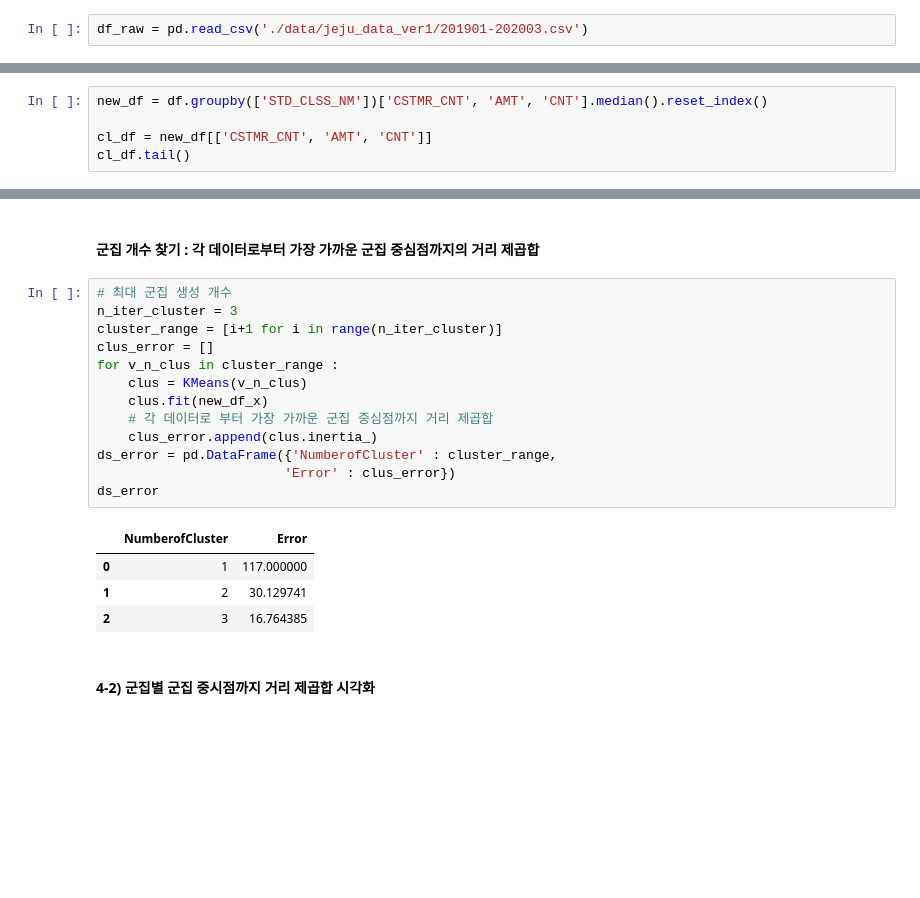
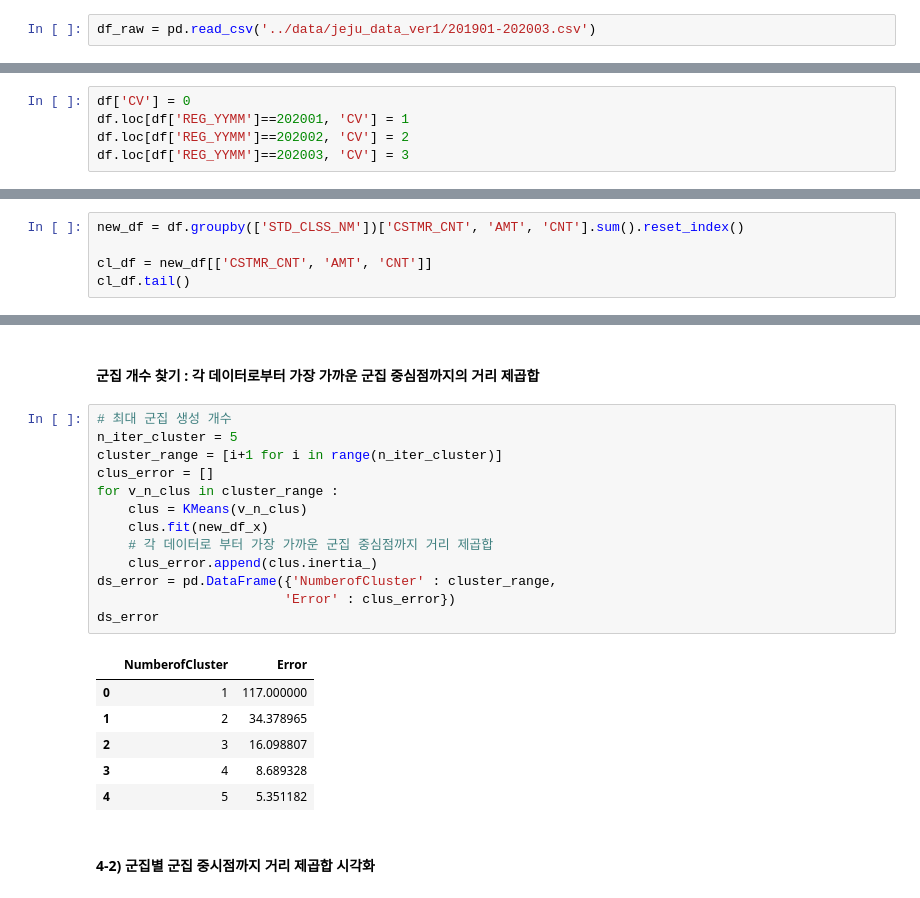
Before and after one commit to Hinterhalter/Jeju-Card-Use-Predict, a Jupyter notebook: Seoul/Seoul_Cluster.ipynb, the cells around one changed output, grey strips where cells are left out. Saved outputs shown, nothing was run; the diff lists cells and outputs as text; blank space fills up the shorter version.

```diff
--- a/Seoul/Seoul_Cluster.ipynb
+++ b/Seoul/Seoul_Cluster.ipynb
@@ -24,6 +24,6 @@ from sklearn.preprocessing import MinMaxScaler, StandardScaler, LabelEncoder
 from sklearn.model_selection import train_test_split
 import lightgbm as lgb
 # %%
-df_raw = pd.read_csv('./data/jeju_data_ver1/201901-202003.csv')
+df_raw = pd.read_csv('../data/jeju_data_ver1/201901-202003.csv')
 # %%
 df_raw.head()
@@ -62,10 +48,15 @@ Index(['REG_YYMM', 'CARD_SIDO_NM', 'CARD_CCG_NM', 'STD_CLSS_NM', 'HOM_SIDO_NM',
 df.drop(['CARD_CCG_NM','HOM_SIDO_NM','HOM_CCG_NM'], axis=1, inplace=True)
 # %%
 df = df.groupby(['REG_YYMM', 'CARD_SIDO_NM', 'STD_CLSS_NM', 'AGE', 'SEX_CTGO_CD', 'FLC']).sum().reset_index()
+# %%
+df['CV'] = 0
+df.loc[df['REG_YYMM']==202001, 'CV'] = 1
+df.loc[df['REG_YYMM']==202002, 'CV'] = 2
+df.loc[df['REG_YYMM']==202003, 'CV'] = 3
 # %% [markdown]
 # 군집분석
 # %%
-new_df = df.groupby(['STD_CLSS_NM'])['CSTMR_CNT', 'AMT', 'CNT'].median().reset_index()
+new_df = df.groupby(['STD_CLSS_NM'])['CSTMR_CNT', 'AMT', 'CNT'].sum().reset_index()
 
 cl_df = new_df[['CSTMR_CNT', 'AMT', 'CNT']]
 cl_df.tail()
@@ -89,22 +80,24 @@ new_df_x = scaler.fit_transform(cl_df[X_list])
 #### 군집 개수 찾기 : 각 데이터로부터 가장 가까운 군집 중심점까지의 거리 제곱합
 # %%
 # 최대 군집 생성 개수
-n_iter_cluster = 3
+n_iter_cluster = 5
 cluster_range = [i+1 for i in range(n_iter_cluster)]
 clus_error = []
 for v_n_clus in cluster_range :
     clus = KMeans(v_n_clus)
     clus.fit(new_df_x)
     # 각 데이터로 부터 가장 가까운 군집 중심점까지 거리 제곱합
     clus_error.append(clus.inertia_)
 ds_error = pd.DataFrame({'NumberofCluster' : cluster_range,
                         'Error' : clus_error})
 ds_error
 # %% [output]
 |  | NumberofCluster | Error |
 | 0 | 1 | 117.000000 |
-| 1 | 2 | 30.129741 |
-| 2 | 3 | 16.764385 |
+| 1 | 2 | 34.378965 |
+| 2 | 3 | 16.098807 |
+| 3 | 4 | 8.689328 |
+| 4 | 5 | 5.351182 |
 # %% [markdown]
 #### 4-2) 군집별 군집 중시점까지 거리 제곱합 시각화
 # %%
```
Also changed, not shown: parts of 15 cells of this notebook, 7 other files.
